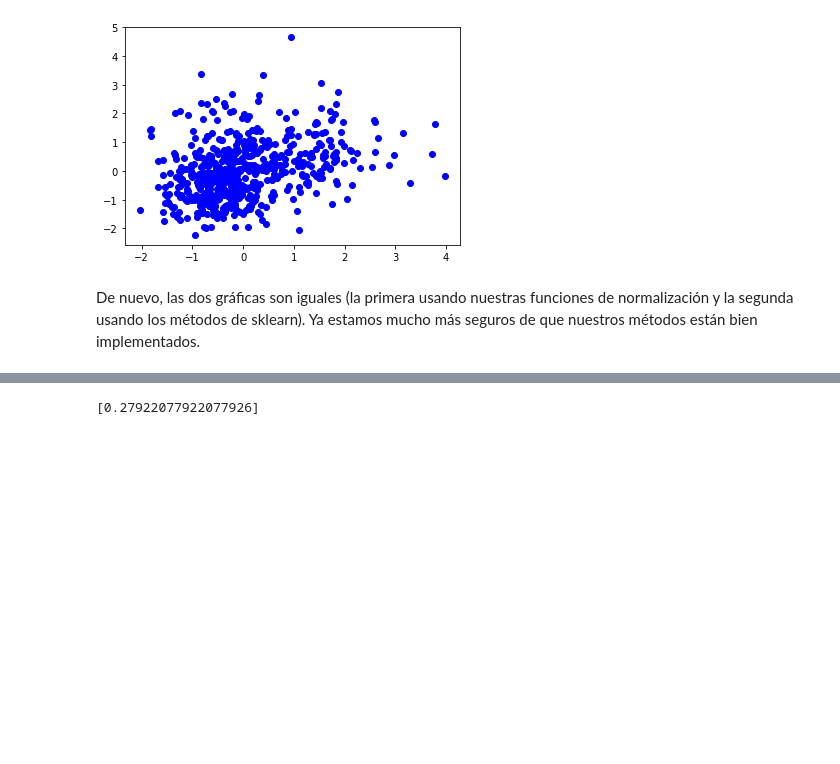
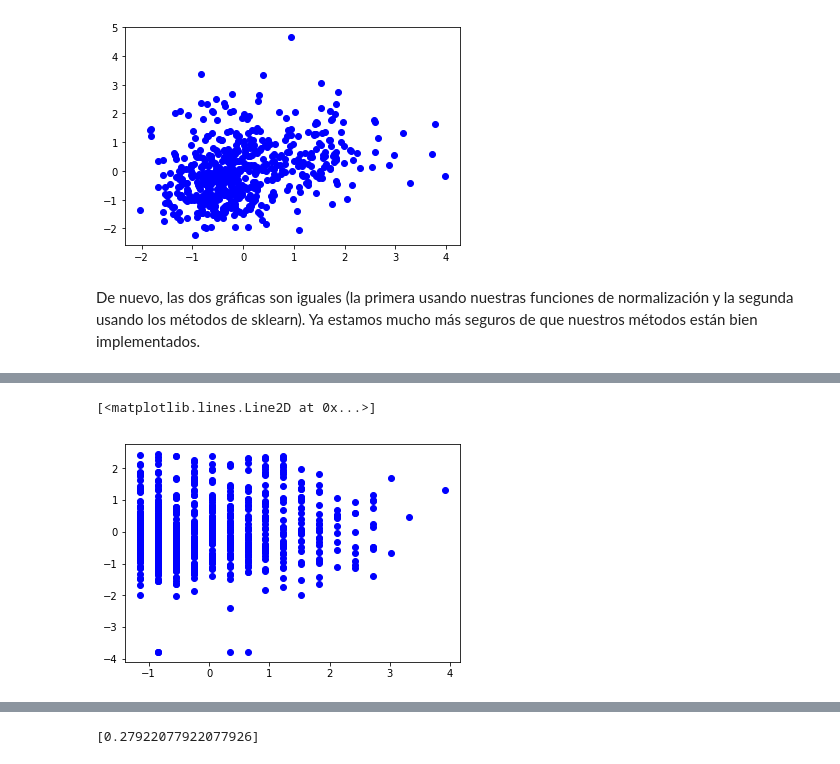
Before and after one commit to AlejandroSantorum/MachineLearning_Assignments, a Jupyter notebook: Assignment2/test_KNN-LR.ipynb, the cells around one changed output, grey strips where cells are left out. Saved outputs shown, nothing was run; the diff lists cells and outputs as text; code cells hidden in the pictures; blank space fills up the shorter version.

```diff
--- a/Assignment2/test_KNN-LR.ipynb
+++ b/Assignment2/test_KNN-LR.ipynb
@@ -114,0 +114,3 @@ print(errores)
+# %%
+db_pid_norm = Datos('../ConjuntosDatos/pima-indians-diabetes.data', normalize=True)
+print(db_pid_norm.datos.shape)
@@ -114,0 +341,5 @@ print(errores)
+# %%
+plt.plot(db_pid_norm.datos[:,0], db_pid_norm.datos[:,1], 'bo')
+# %% [output]
+[<matplotlib.lines.Line2D at 0x...>]
+[figure, added]
```
Also changed, not shown: parts of 130 cells of this notebook.
